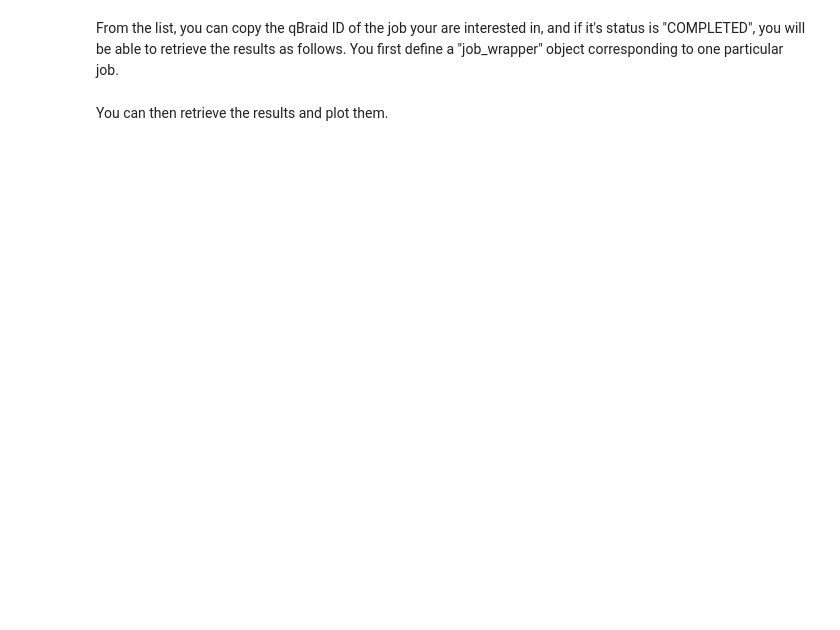
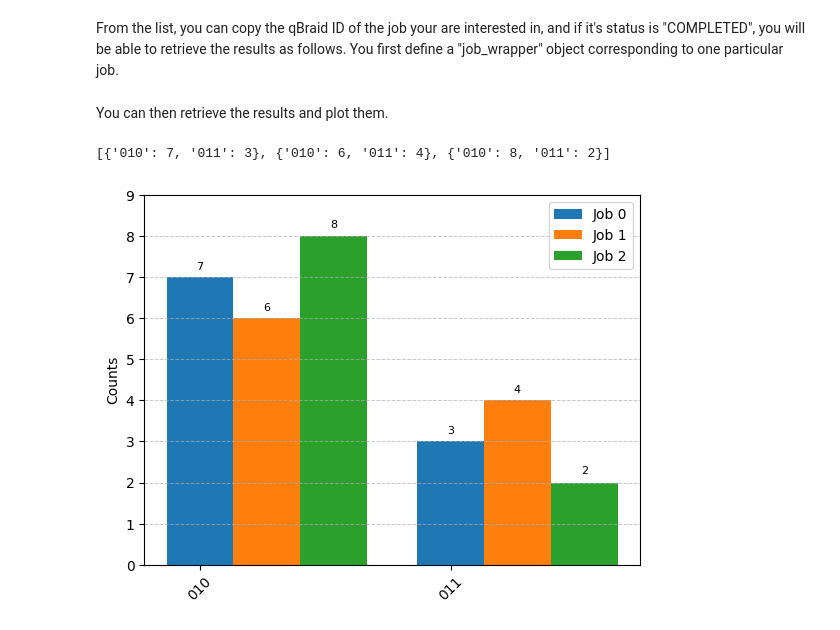
Before and after one commit to ardroc92/493Q, a Jupyter notebook: First_quantum_program.ipynb, the cells around one changed output. Drawn from its saved outputs; the diff is of its cells as text; code cells hidden in the pictures; blank space fills up the shorter version.

```diff
--- a/First_quantum_program.ipynb
+++ b/First_quantum_program.ipynb
@@ -229,11 +304,19 @@ get_jobs()
 # %% [markdown]
 From the list, you can copy the qBraid ID of the job your are interested in, and if it's status is "COMPLETED", you will be able to retrieve the results as follows. You first define a "job_wrapper" object corresponding to one particular job.
 # %%
-saved_job_id = 'ibmq_belem-coladan-qjob-tgc2ltxah608mmap644a' #insert the qBraid ID of one of your submitted jobs from the list above
-qjob = job_wrapper(saved_job_id)
+saved_job_id = "ibm_q_simulator_statevector-ryanjh88-qjob-pusstm180gy7zwx4k7xa"  # insert the qBraid ID of one of your submitted jobs from the list above
+qjob = QuantumJob.retrieve(saved_job_id)
 # %% [markdown]
 You can then retrieve the results and plot them.
 # %%
 qresult = qjob.result()
-qresult.measurement_counts()
-qresult.plot_counts()
+
+counts = qresult.measurement_counts()
+
+print(counts)
+# %% [output]
+[{'010': 7, '011': 3}, {'010': 6, '011': 4}, {'010': 8, '011': 2}]
+# %%
+plot_histogram(counts)
+# %% [output]
+[figure, added]
```
Also changed, not shown: parts of 24 cells of this notebook.
